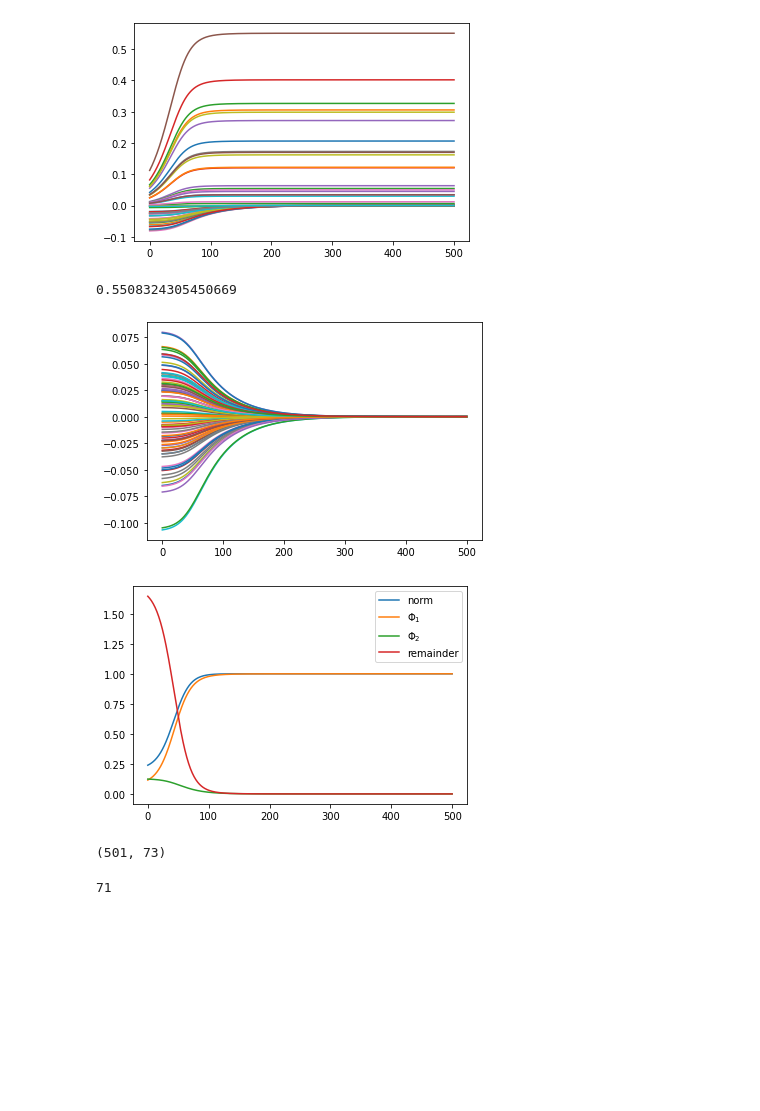
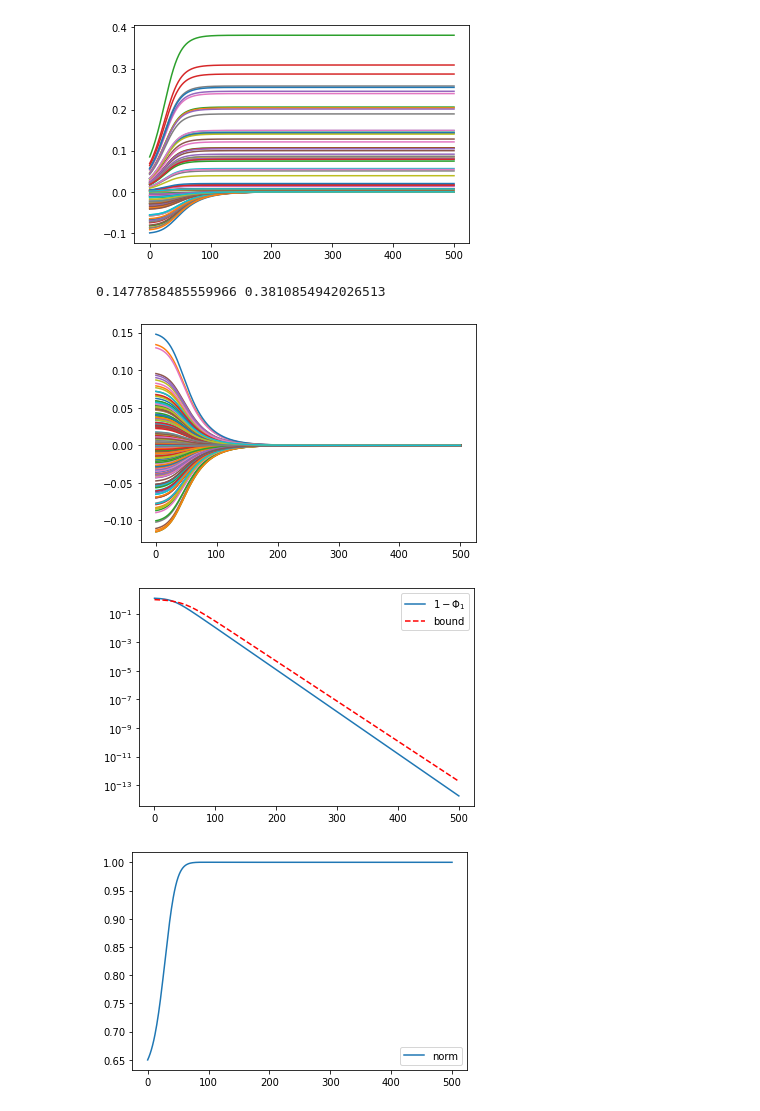
Before and after one commit to nikhil-ghosh-berkeley/gabor, a Jupyter notebook: notebooks/one-neuron-pop.ipynb, the cells around one changed output. Saved outputs shown, nothing was run; the diff lists cells and outputs as text; code cells hidden in the pictures; blank space fills up the shorter version.

```diff
--- a/notebooks/one-neuron-pop.ipynb
+++ b/notebooks/one-neuron-pop.ipynb
@@ -2,11 +2,11 @@
 import numpy as np
 import matplotlib.pyplot as plt
 # %%
-w_init = 0.5
-n = 144
-m = 50
+w_init = 0.8
+n = 300
+m = 90
 iters = 500
-alpha = 1
+alpha = 3
 eta = alpha / m
 # %%
 w = w_init * np.random.randn(n) / np.sqrt(n)
@@ -28,37 +28,44 @@ for i in range(m):
     plt.plot(np.arange(iters + 1), w_history[:, i])
 plt.show()
 
-print(np.max(w_history[iters]))
+print(np.max(w_history[0]), np.max(w_history[iters]))
 # %% [output]
-[figure, old version]
+[figure, new version]
-0.5508324305450669
+0.1477858485559966 0.3810854942026513
 # %%
 for i in range(m, n):
     plt.plot(np.arange(iters + 1), w_history[:, i])
 plt.show()
 # %% [output]
-[figure, old version]
+[figure, new version]
 # %%
 X = np.copy(w_history)
-S = np.nonzero(w_history[0] > 0)[0]
+S = np.nonzero(w_history[0, :m] > 0)[0]
 S_comp = np.array([i for i in range(n) if i not in S])
 norm = np.sum(np.square(X), axis=1)
 Phi_1 = np.sum(np.square(X[:, S]), axis=1)
 Phi_2 = np.sum(np.square(X[:, S_comp]), axis=1)
-plt.plot(np.arange(iters + 1), norm, label="norm")
-plt.plot(np.arange(iters + 1), Phi_1, label=r"$\Phi_1$")
-plt.plot(np.arange(iters + 1), Phi_2, label=r"$\Phi_2$")
-plt.plot(np.arange(iters + 1), 2 - 2 * Phi_1 - Phi_2, label="remainder")
+
+bound = np.zeros(iters + 1)
+c0 = Phi_1[0] / (1 - Phi_1[0])
+
+for i in range(0, iters + 1):
+    bound[i] = 1 / (1 + np.power(1 + 2 * eta, i) * c0)
+
+# plt.plot(np.arange(iters + 1), norm, label="norm")
+
+plt.plot(np.arange(iters + 1), 1 - Phi_1 + 0.4 * Phi_2, label=r"$1 - \Phi_1$")
+plt.plot(np.arange(iters + 1), bound, 'r--', label="bound")
+plt.yscale('log')
+# plt.plot(np.arange(iters + 1), Phi_2, label=r"$\Phi_2$")
 plt.legend()
 plt.show()
 # %% [output]
-[figure, old version]
+[figure, new version]
-# %%
-Y = X[:, ~S]
-print(Y.shape)
-# %% [output]
-(501, 73)
-# %%
-len(S_comp)
-# %% [output]
-71
+# %%
+norm = np.sum(np.square(X), axis=1)
+plt.plot(np.arange(iters + 1), norm, label="norm")
+plt.legend()
+plt.show()
+# %% [output]
+[figure, added]
```
